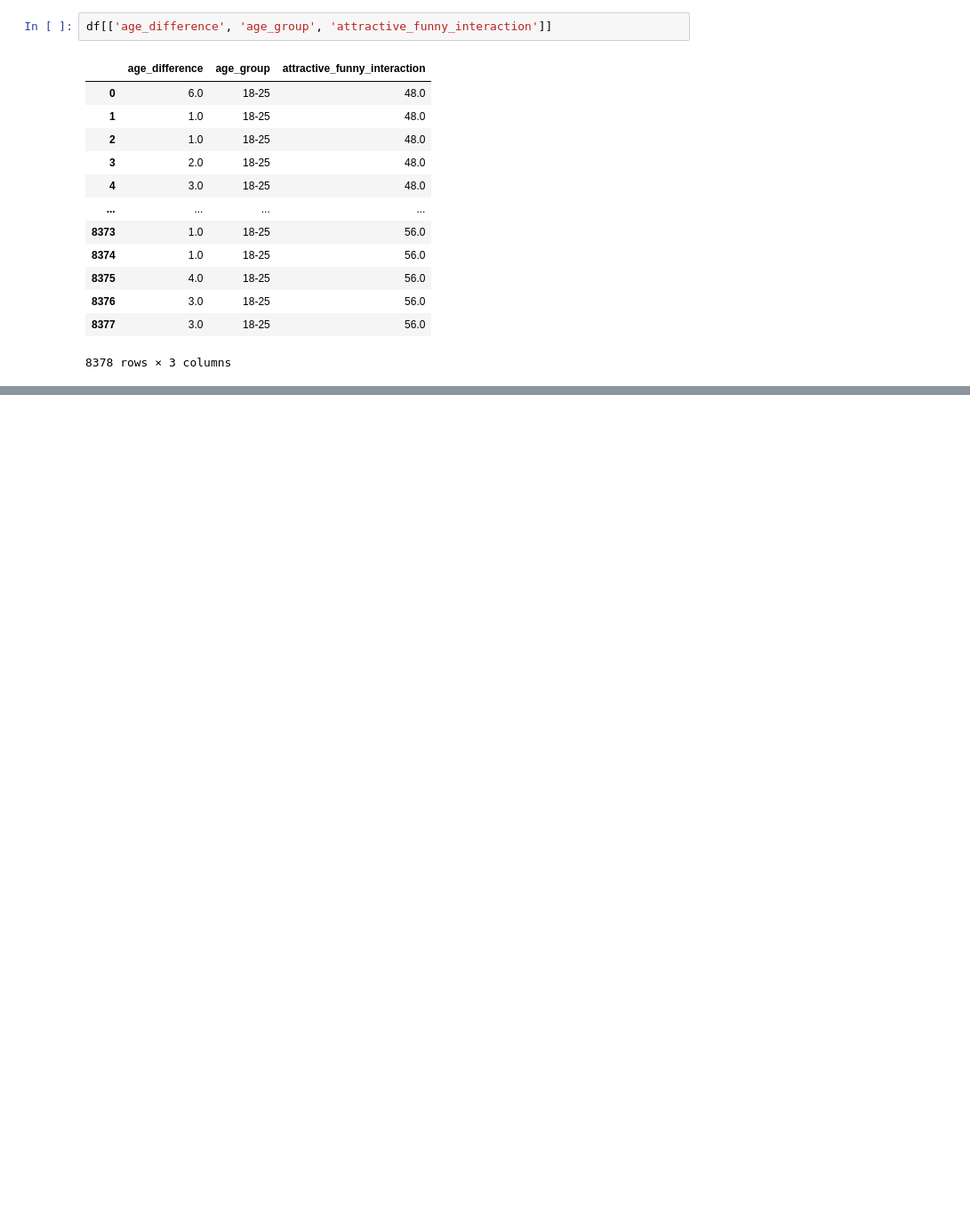
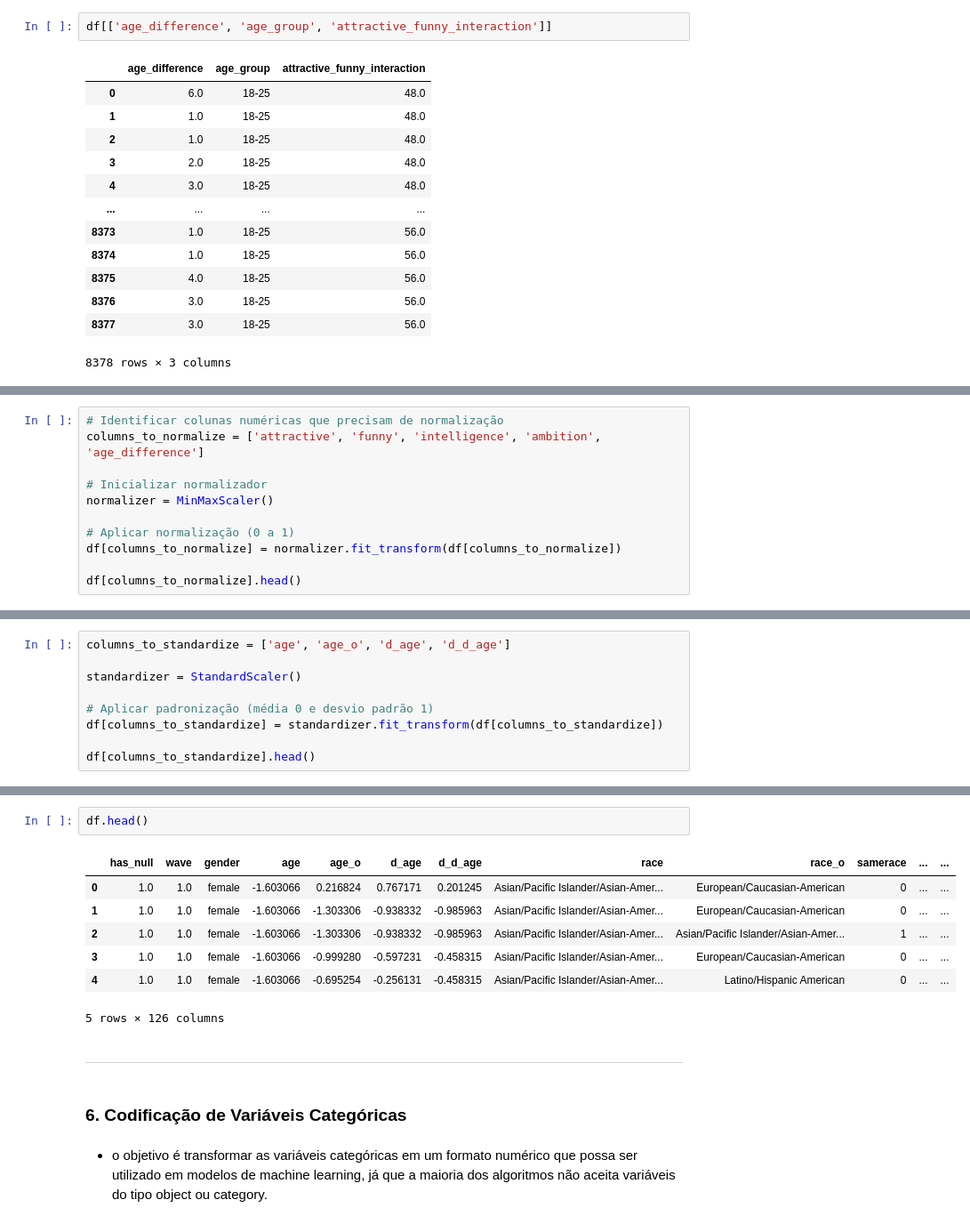
Before and after one commit to lucass235/Analise_dados_pos, a Jupyter notebook: scripts/project.ipynb, the cells around one changed output, grey strips where cells are left out. Shown at 89% size. Cells and saved outputs as stored; diff of their text form; blank space fills up the shorter version.

```diff
--- a/scripts/project.ipynb
+++ b/scripts/project.ipynb
@@ -304,0 +313,11 @@ df[['age_difference', 'age_group', 'attractive_funny_interaction']]
+# %%
+# Identificar colunas numéricas que precisam de normalização
+columns_to_normalize = ['attractive', 'funny', 'intelligence', 'ambition', 'age_difference']
+
+# Inicializar normalizador
+normalizer = MinMaxScaler()
+
+# Aplicar normalização (0 a 1)
+df[columns_to_normalize] = normalizer.fit_transform(df[columns_to_normalize])
+
+df[columns_to_normalize].head()
@@ -304,0 +335,9 @@ df[['age_difference', 'age_group', 'attractive_funny_interaction']]
+# %%
+columns_to_standardize = ['age', 'age_o', 'd_age', 'd_d_age']
+
+standardizer = StandardScaler()
+
+# Aplicar padronização (média 0 e desvio padrão 1)
+df[columns_to_standardize] = standardizer.fit_transform(df[columns_to_standardize])
+
+df[columns_to_standardize].head()
@@ -304,0 +359,16 @@ df[['age_difference', 'age_group', 'attractive_funny_interaction']]
+# %%
+df.head()
+# %% [output]
+|  | has_null | wave | gender | age | age_o | d_age | d_d_age | race | race_o | samerace | ... | ... |
+| 0 | 1.0 | 1.0 | female | -1.603066 | 0.216824 | 0.767171 | 0.201245 | Asian/Pacific Islander/Asian-Amer... | European/Caucasian-American | 0 | ... | ... |
+| 1 | 1.0 | 1.0 | female | -1.603066 | -1.303306 | -0.938332 | -0.985963 | Asian/Pacific Islander/Asian-Amer... | European/Caucasian-American | 0 | ... | ... |
+| 2 | 1.0 | 1.0 | female | -1.603066 | -1.303306 | -0.938332 | -0.985963 | Asian/Pacific Islander/Asian-Amer... | Asian/Pacific Islander/Asian-Amer... | 1 | ... | ... |
+| 3 | 1.0 | 1.0 | female | -1.603066 | -0.999280 | -0.597231 | -0.458315 | Asian/Pacific Islander/Asian-Amer... | European/Caucasian-American | 0 | ... | ... |
+| 4 | 1.0 | 1.0 | female | -1.603066 | -0.695254 | -0.256131 | -0.458315 | Asian/Pacific Islander/Asian-Amer... | Latino/Hispanic American | 0 | ... | ... |
+5 rows × 126 columns
+# %% [markdown]
+___
+# %% [markdown]
+### 6. Codificação de Variáveis Categóricas
+# %% [markdown]
+- o objetivo é transformar as variáveis categóricas em um formato numérico que possa ser utilizado em modelos de machine learning, já que a maioria dos algoritmos não aceita variáveis do tipo object ou category.
```
Also changed, not shown: parts of 15 cells of this notebook, 1 other file.
